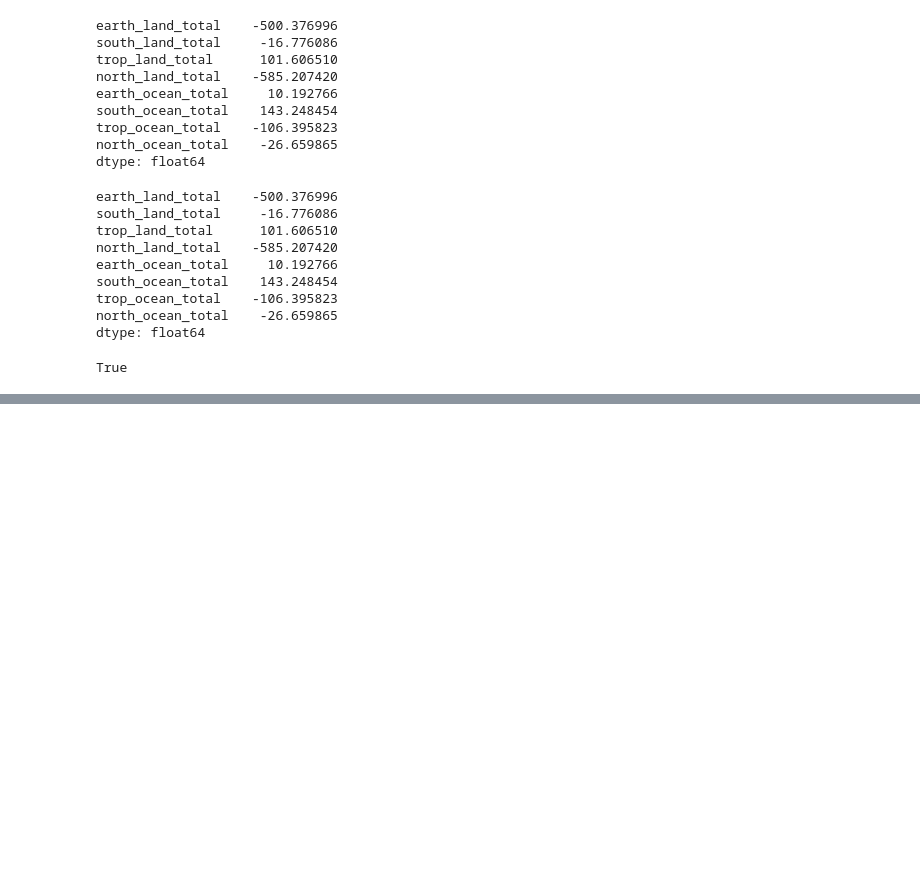
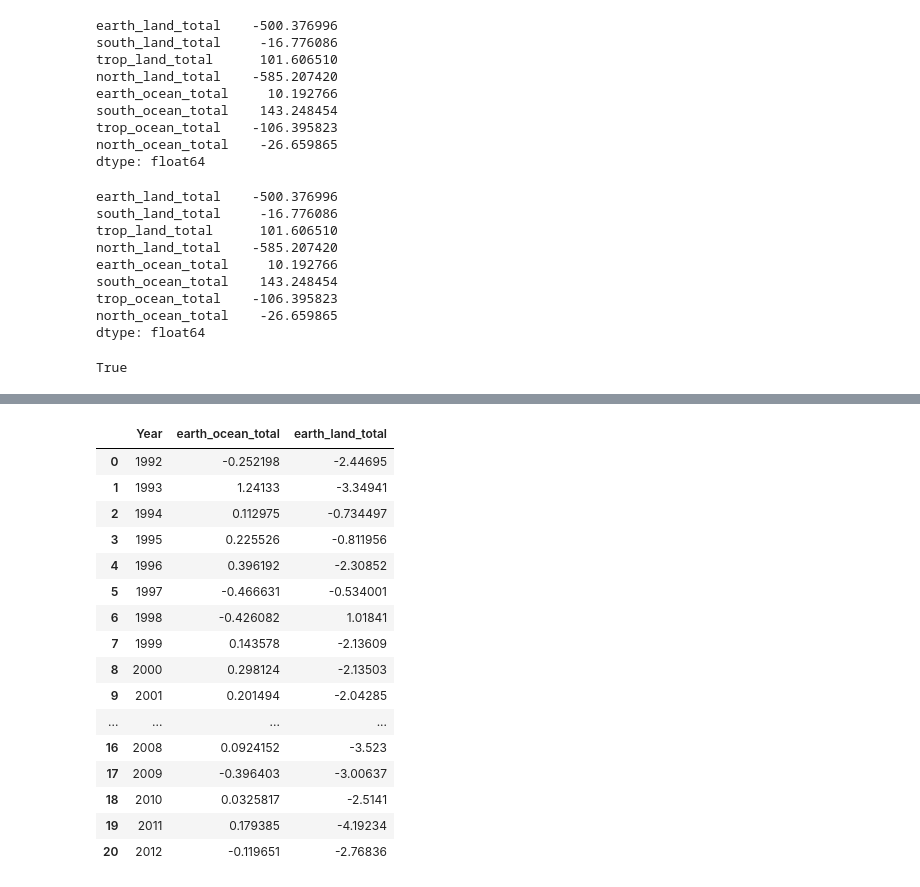
Before and after one commit to rursino/carbon-cycle-feedbacks, a Jupyter notebook: Peylin_flux/Notebooks/Intro.ipynb, the cells around one changed output, grey strips where cells are left out. Drawn from its saved outputs; the diff is of its cells as text; code cells hidden in the pictures; blank space fills up the shorter version.

```diff
--- a/Peylin_flux/Notebooks/Intro.ipynb
+++ b/Peylin_flux/Notebooks/Intro.ipynb
@@ -728,0 +869,20 @@ True
+# %%
+ea.year_integration(final)[['Year','earth_ocean_total', 'earth_land_total']]
+# %% [output]
+|  | Year | earth_ocean_total | earth_land_total |
+| 0 | 1992 | -0.252198 | -2.44695 |
+| 1 | 1993 | 1.24133 | -3.34941 |
+| 2 | 1994 | 0.112975 | -0.734497 |
+| 3 | 1995 | 0.225526 | -0.811956 |
+| 4 | 1996 | 0.396192 | -2.30852 |
+| 5 | 1997 | -0.466631 | -0.534001 |
+| 6 | 1998 | -0.426082 | 1.01841 |
+| 7 | 1999 | 0.143578 | -2.13609 |
+| 8 | 2000 | 0.298124 | -2.13503 |
+| 9 | 2001 | 0.201494 | -2.04285 |
+| ... | ... | ... | ... |
+| 16 | 2008 | 0.0924152 | -3.523 |
+| 17 | 2009 | -0.396403 | -3.00637 |
+| 18 | 2010 | 0.0325817 | -2.5141 |
+| 19 | 2011 | 0.179385 | -4.19234 |
+| 20 | 2012 | -0.119651 | -2.76836 |
```
Also changed, not shown: parts of 12 cells of this notebook, 1 other file.
